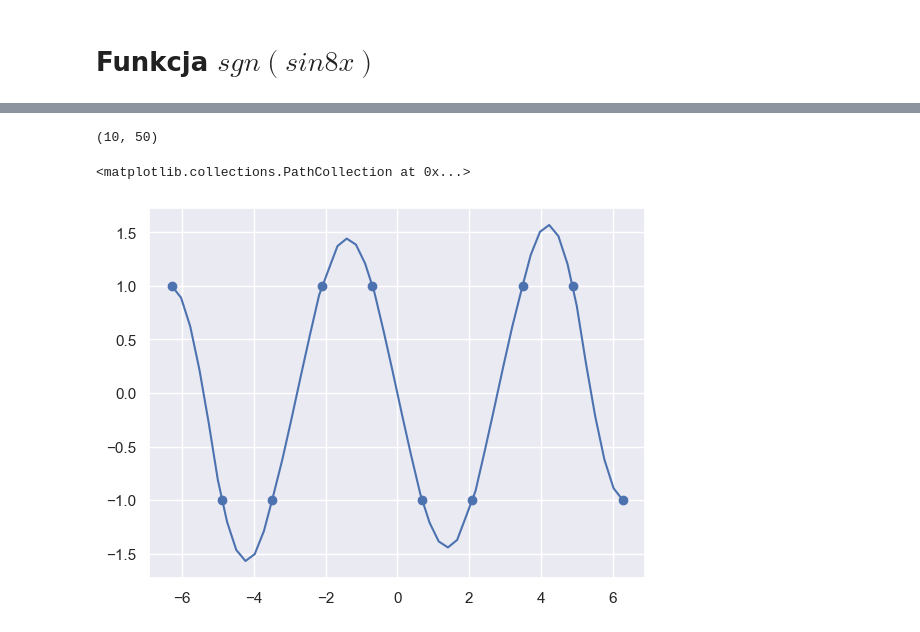
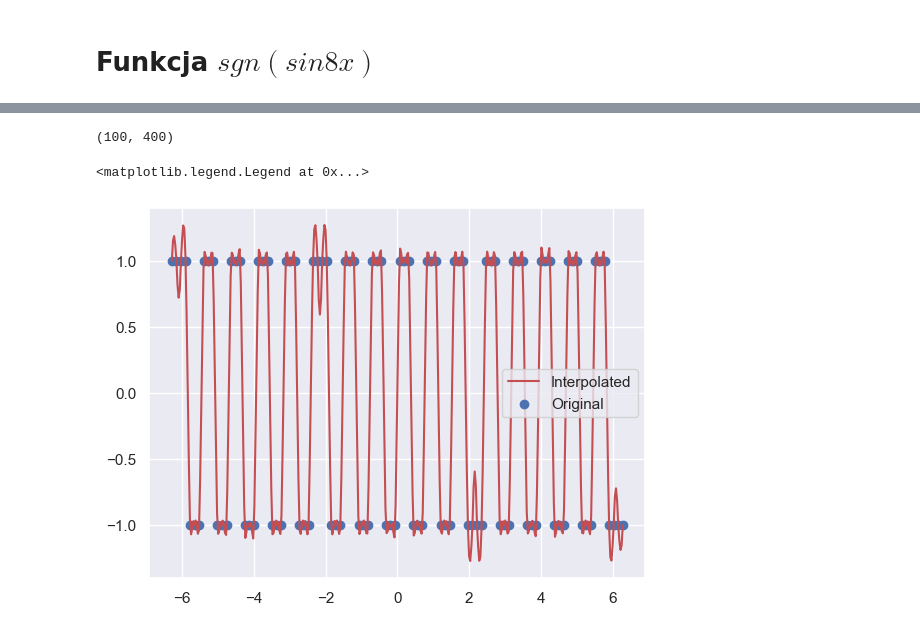
Before and after one commit to piotr-ges/SiOC, a Jupyter notebook: Interpolacja/interpolacja 1d.ipynb, the cells around one changed output, grey strips where cells are left out. Cells and saved outputs as stored; diff of their text form; code cells hidden in the pictures.

```diff
--- a/Interpolacja/interpolacja 1d.ipynb
+++ b/Interpolacja/interpolacja 1d.ipynb
@@ -5,7 +6,7 @@ from matplotlib import pyplot as plt
 # %%
 sns.set()
 # %%
-x = np.linspace(-2 * np.pi, 2 * np.pi, 10)
+x = np.linspace(-2 * np.pi, 2 * np.pi, 100)
 # %%
 def kernel(x, x0, w):
     x = x - x0
@@ -48,8 +49,8 @@ plt.scatter(x, y_sinus)
 kernels = []
 
 for xsample, ysample in zip(x, y_sinus):
-    xk = np.linspace(-2 * np.pi, 2 * np.pi, 50)
-    k = ysample * sinc_kernel(xk, x0=xsample, w=w, alpha=np.pi)
+    xk = np.linspace(-2 * np.pi, 2 * np.pi, 200)
+    k = ysample * kernel(xk, x0=xsample, w=w)
     kernels.append(k)
 # %%
 kernels = np.asarray(kernels)
@@ -83,8 +83,8 @@ plt.scatter(x, y_inv)
 kernels = []
 
 for xsample, ysample in zip(x, y_inv):
-    xk = np.linspace(-2 * np.pi, 2 * np.pi, 50)
-    k = ysample * sinc_kernel(xk, x0=xsample, w=w, alpha=np.pi)
+    xk = np.linspace(-2 * np.pi, 2 * np.pi, 1000)
+    k = ysample * linear_kernel(xk, x0=xsample, w=w)
     kernels.append(k)
 # %%
 kernels = np.asarray(kernels)
@@ -116,22 +122,23 @@ plt.scatter(x, y_sgn)
 kernels = []
 
 for xsample, ysample in zip(x, y_sgn):
-    xk = np.linspace(-2 * np.pi, 2 * np.pi, 50)
+    xk = np.linspace(-2 * np.pi, 2 * np.pi, 400)
     k = ysample * sinc_kernel(xk, x0=xsample, w=w, alpha=np.pi)
     kernels.append(k)
 # %%
 kernels = np.asarray(kernels)
 kernels.shape
 # %% [output]
-(10, 50)
+(100, 400)
 # %%
 yinterp = kernels.sum(axis=0)
 # %%
-plt.plot(xk, yinterp)
-plt.scatter(x, y_sgn)
+plt.plot(xk, yinterp, color = 'r', label = 'Interpolated')
+plt.scatter(x, y_sgn, label = 'Original')
+plt.legend()
 # %% [output]
-<matplotlib.collections.PathCollection at 0x...>
+<matplotlib.legend.Legend at 0x...>
-[figure, old version]
+[figure, new version]
 # %%
 f"{(mean_squared_error(yinterp, np.sign(np.sin(8*xk))) / np.std(np.sign(np.sin(8*xk)))):.4%}"
 # %% [output]
```
Also changed, not shown: parts of 14 cells of this notebook, 1 other file.
